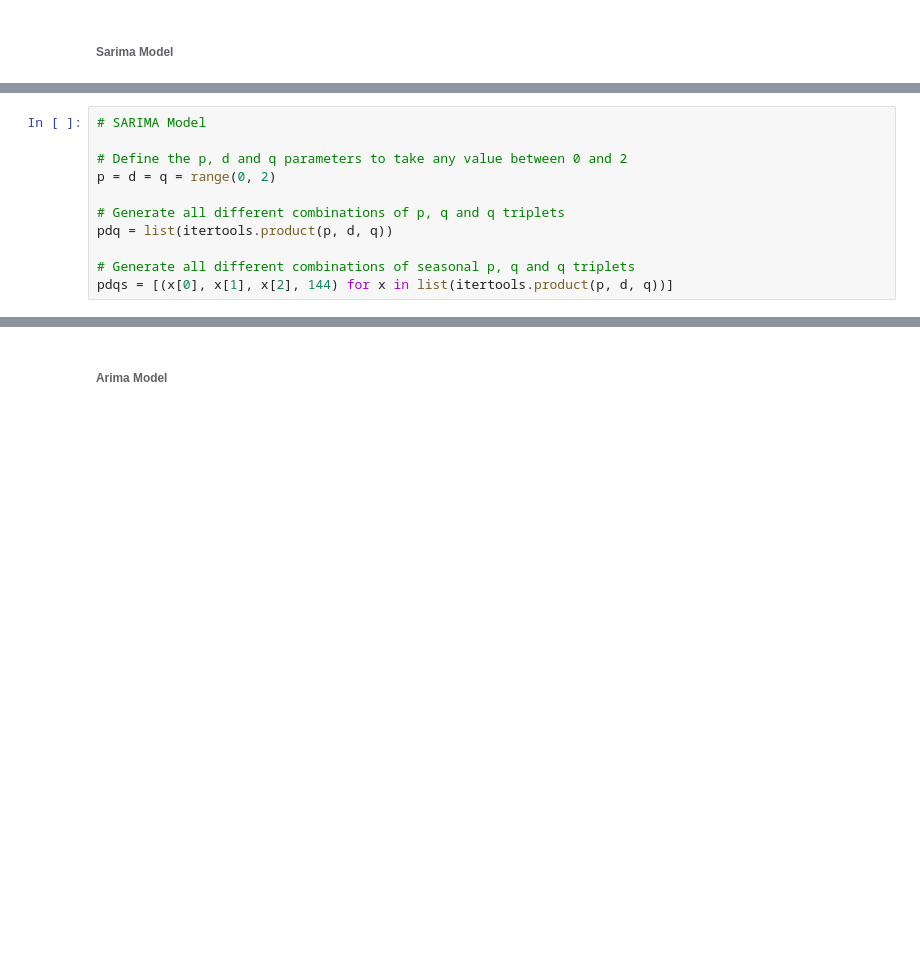
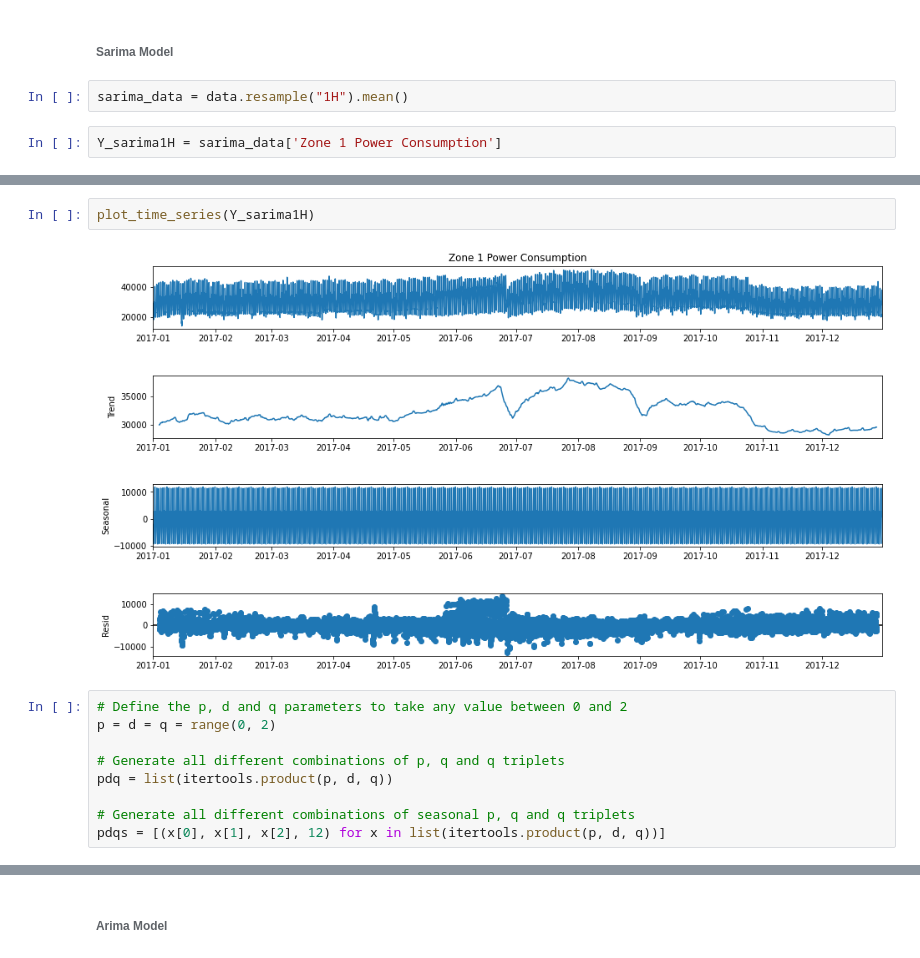
Before and after one commit to CassidyExum/Power-Consumption-Modeling, a Jupyter notebook: Power Consumption Modeling.ipynb, the cells around one changed output, grey strips where cells are left out. Cells and saved outputs as stored; diff of their text form; blank space fills up the shorter version.

```diff
--- a/Power Consumption Modeling.ipynb
+++ b/Power Consumption Modeling.ipynb
@@ -536,3 +538,7 @@ XGBoost, Random Forest Regressor, and Extra Trees Regressor are the clear best 3
 ## 5.2 Time-Series Modeling Techniques
 # %% [markdown]
 ###### Sarima Model
+# %%
+sarima_data = data.resample("1H").mean()
+# %%
+Y_sarima1H = sarima_data['Zone 1 Power Consumption']
@@ -539,6 +561,8 @@ XGBoost, Random Forest Regressor, and Extra Trees Regressor are the clear best 3
+# %%
+plot_time_series(Y_sarima1H)
+# %% [output]
+[figure, added]
 # %%
-# SARIMA Model
-
 # Define the p, d and q parameters to take any value between 0 and 2
 p = d = q = range(0, 2)
 
@@ -546,7 +570,7 @@ p = d = q = range(0, 2)
 pdq = list(itertools.product(p, d, q))
 
 # Generate all different combinations of seasonal p, q and q triplets
-pdqs = [(x[0], x[1], x[2], 144) for x in list(itertools.product(p, d, q))]
+pdqs = [(x[0], x[1], x[2], 12) for x in list(itertools.product(p, d, q))]
 # %%
 # Run a grid with pdq and seasonal pdq parameters calculated above and get the best AIC value
 ans = []
```
Also changed, not shown: parts of 61 cells of this notebook.
